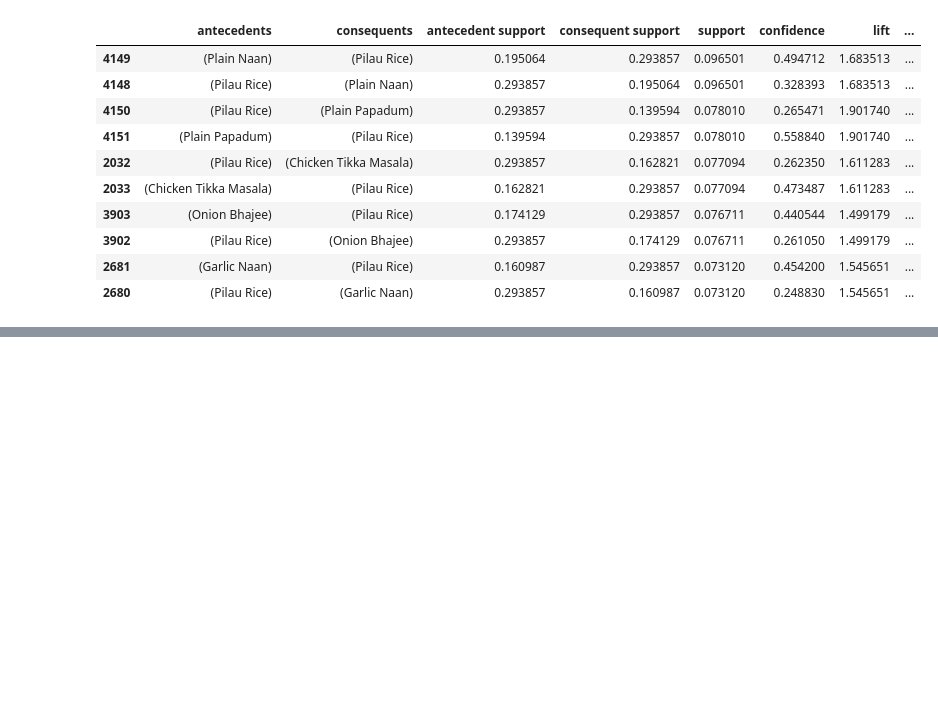
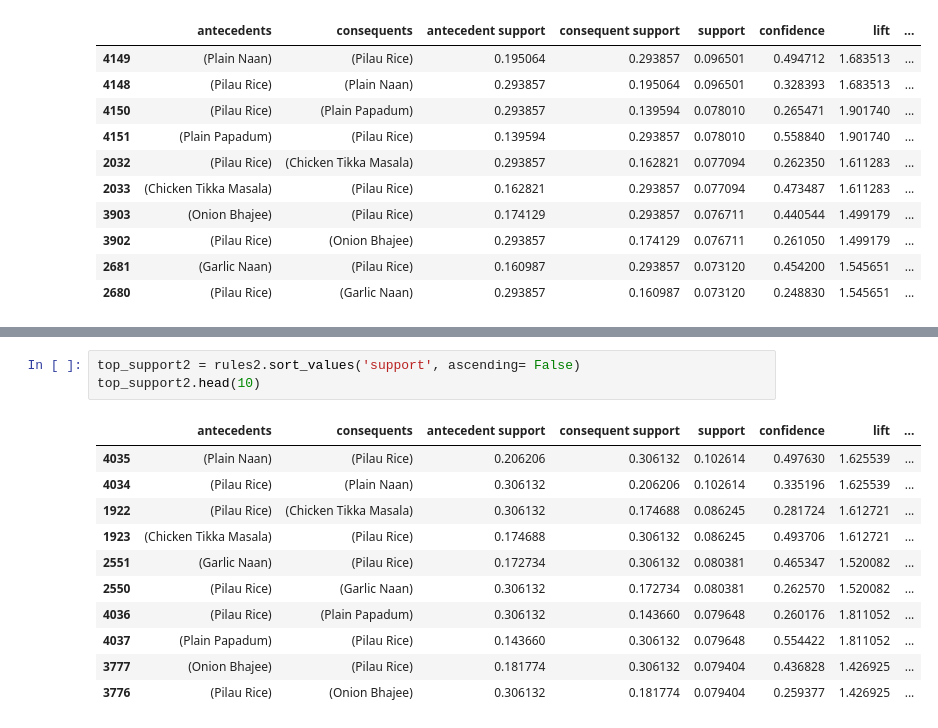
Before and after one commit to joyb05/Market-Basket-Analysis-Restaurant-Dataset, a Jupyter notebook: Market_Basket_Analysis_Restaurant_Dataset.ipynb, the cells around one changed output, grey strips where cells are left out. Saved outputs shown, nothing was run; the diff lists cells and outputs as text; blank space fills up the shorter version.

```diff
--- a/Market_Basket_Analysis_Restaurant_Dataset.ipynb
+++ b/Market_Basket_Analysis_Restaurant_Dataset.ipynb
@@ -398,0 +479,15 @@ top_lift.head(10)
+# %%
+top_support2 = rules2.sort_values('support', ascending= False)
+top_support2.head(10)
+# %% [output]
+|  | antecedents | consequents | antecedent support | consequent support | support | confidence | lift | ... |
+| 4035 | (Plain Naan) | (Pilau Rice) | 0.206206 | 0.306132 | 0.102614 | 0.497630 | 1.625539 | ... |
+| 4034 | (Pilau Rice) | (Plain Naan) | 0.306132 | 0.206206 | 0.102614 | 0.335196 | 1.625539 | ... |
+| 1922 | (Pilau Rice) | (Chicken Tikka Masala) | 0.306132 | 0.174688 | 0.086245 | 0.281724 | 1.612721 | ... |
+| 1923 | (Chicken Tikka Masala) | (Pilau Rice) | 0.174688 | 0.306132 | 0.086245 | 0.493706 | 1.612721 | ... |
+| 2551 | (Garlic Naan) | (Pilau Rice) | 0.172734 | 0.306132 | 0.080381 | 0.465347 | 1.520082 | ... |
+| 2550 | (Pilau Rice) | (Garlic Naan) | 0.306132 | 0.172734 | 0.080381 | 0.262570 | 1.520082 | ... |
+| 4036 | (Pilau Rice) | (Plain Papadum) | 0.306132 | 0.143660 | 0.079648 | 0.260176 | 1.811052 | ... |
+| 4037 | (Plain Papadum) | (Pilau Rice) | 0.143660 | 0.306132 | 0.079648 | 0.554422 | 1.811052 | ... |
+| 3777 | (Onion Bhajee) | (Pilau Rice) | 0.181774 | 0.306132 | 0.079404 | 0.436828 | 1.426925 | ... |
+| 3776 | (Pilau Rice) | (Onion Bhajee) | 0.306132 | 0.181774 | 0.079404 | 0.259377 | 1.426925 | ... |
```
Also changed, not shown: parts of 47 cells of this notebook.
